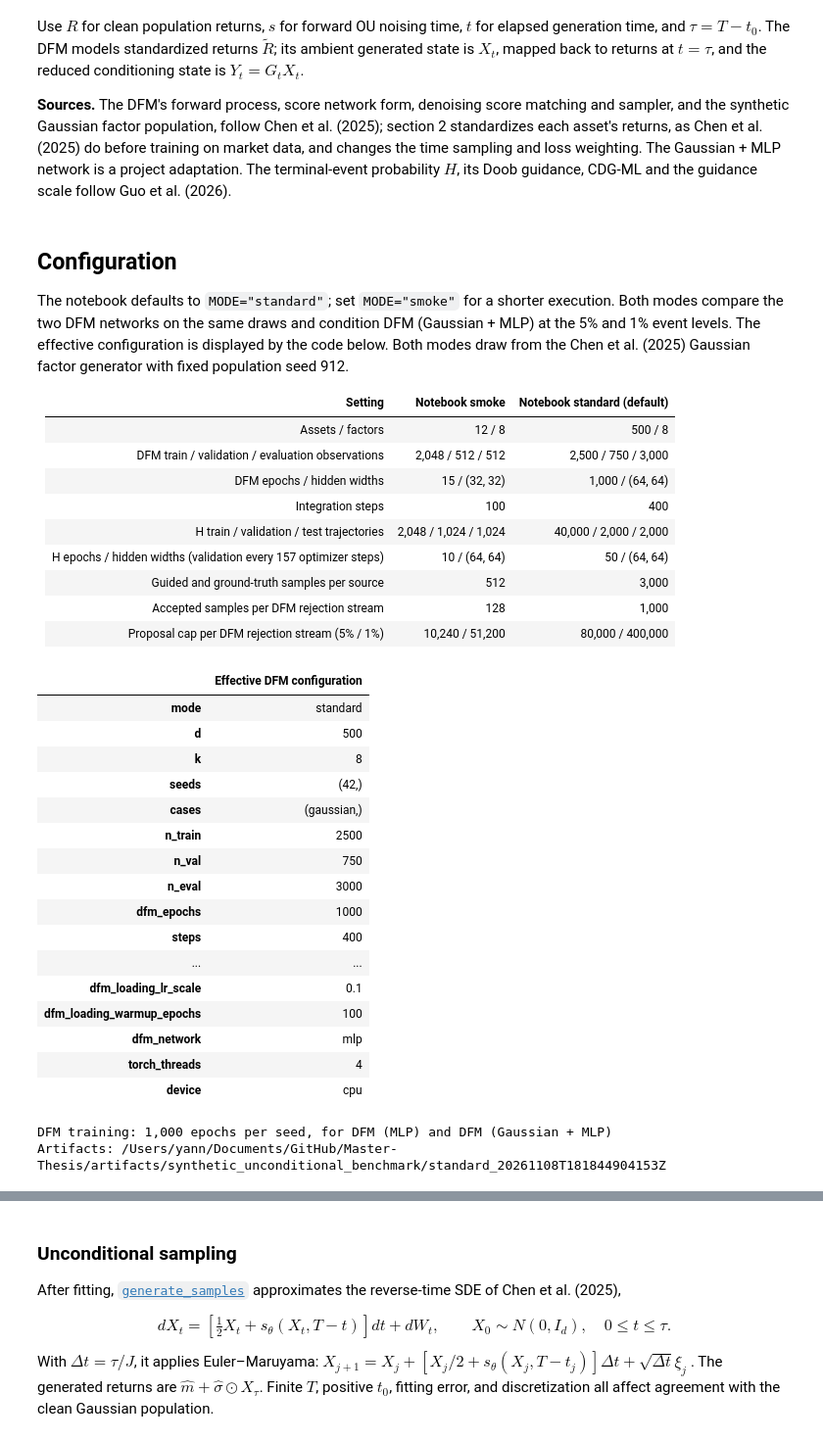
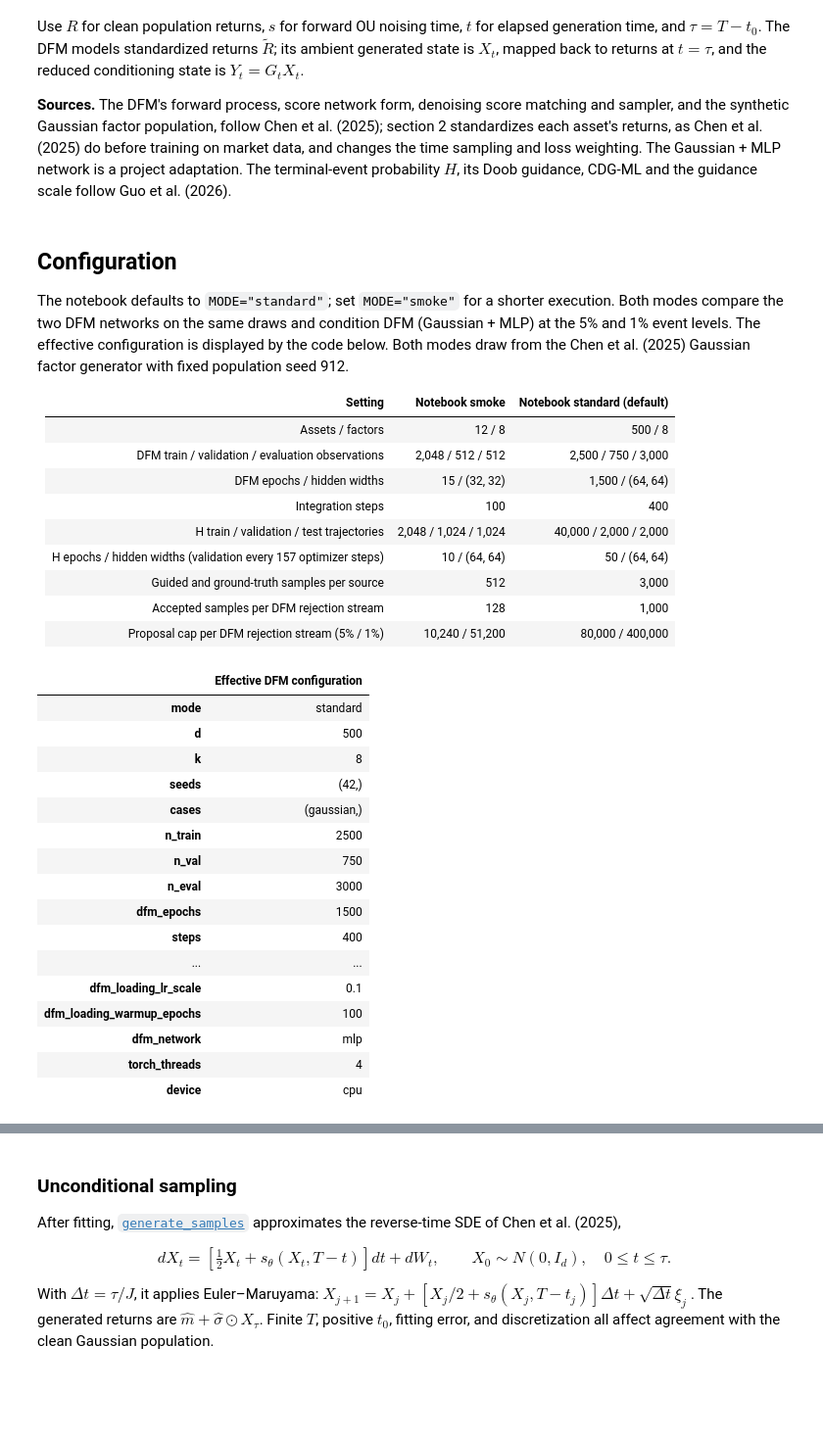
Before and after one commit to yadorno03/Master-Thesis, a Jupyter notebook: synthetic_dfm_conditional_benchmark.ipynb, the cells around one changed output, grey strips where cells are left out. Shown at 98% size. Cells and saved outputs as stored; diff of their text form; code cells hidden in the pictures; blank space fills up the shorter version.

```diff
--- a/synthetic_dfm_conditional_benchmark.ipynb
+++ b/synthetic_dfm_conditional_benchmark.ipynb
@@ -36,7 +36,7 @@ factor generator with fixed population seed 912.
 | --- | ---: | ---: |
 | Assets / factors | 12 / 8 | 500 / 8 |
 | DFM train / validation / evaluation observations | 2,048 / 512 / 512 | 2,500 / 750 / 3,000 |
-| DFM epochs / hidden widths | 15 / (32, 32) | 1,000 / (64, 64) |
+| DFM epochs / hidden widths | 15 / (32, 32) | 1,500 / (64, 64) |
 | Integration steps | 100 | 400 |
 | H train / validation / test trajectories | 2,048 / 1,024 / 1,024 | 40,000 / 2,000 / 2,000 |
 | H epochs / hidden widths (validation every 157 optimizer steps) | 10 / (64, 64) | 50 / (64, 64) |
@@ -76,41 +76,39 @@ CONFIG_OVERRIDES = {
     "k": 8,
     "n_train": 2_048 if MODE == "smoke" else 2_500,
     "n_val": 512 if MODE == "smoke" else 750,
+    "dfm_epochs": 15 if MODE == "smoke" else 1_500,
     # The DFM models each asset's returns standardized by its training mean and standard deviation.
     "dfm_standardization": "per_asset",
     # Selected using observed validation returns; the objective is explained below.
     "dfm_initialization": "pca",
     "dfm_time_sampling": "log_balanced",
     "dfm_loading_lr_scale": 0.1,
     "dfm_loading_warmup_epochs": 100,
     "lr": 1e-3,
     "torch_threads": 4,
     # "seeds": (42,),
-    # "n_eval": 3_000, "dfm_epochs": 1_000, "steps": 400,
+    # "n_eval": 3_000, "steps": 400,
     # "T": 8.0, "t0": 0.005, "width": 64,
     # "batch": 256, "device": "cpu",
 }
 CONFIG = replace(Config.preset(MODE), **CONFIG_OVERRIDES)
 # Both DFMs are trained on the same draws; guidance runs on DFM (Gaussian + MLP).
 DFM_NETWORKS = ("mlp", "gaussian_mlp")
 OUTPUT = ROOT / "artifacts" / "synthetic_unconditional_benchmark" / (
     MODE + "_" + datetime.now(timezone.utc).strftime("%Y%m%dT%H%M%S%fZ")
 )
 display(pd.Series(asdict(CONFIG), name="Effective DFM configuration").to_frame())
-print(f"DFM training: {CONFIG.dfm_epochs:,} epochs per seed, for "
-      + " and ".join(DFM_LABELS[network] for network in DFM_NETWORKS))
-print("Artifacts:", OUTPUT)
 # %% [output]
 |  | Effective DFM configuration |
 | mode | standard |
 | d | 500 |
 | k | 8 |
 | seeds | (42,) |
 | cases | (gaussian,) |
 | n_train | 2500 |
 | n_val | 750 |
 | n_eval | 3000 |
-| dfm_epochs | 1000 |
+| dfm_epochs | 1500 |
 | steps | 400 |
 | ... | ... |
 | dfm_loading_lr_scale | 0.1 |
@@ -118,8 +116,6 @@ print("Artifacts:", OUTPUT)
 | dfm_network | mlp |
 | torch_threads | 4 |
 | device | cpu |
-DFM training: 1,000 epochs per seed, for DFM (MLP) and DFM (Gaussian + MLP)
-Artifacts: /Users/yann/Documents/GitHub/Master-Thesis/artifacts/synthetic_unconditional_benchmark/standard_20261108T181844904153Z
 # %% [markdown]
 ## 1. Construct the synthetic population
 
```
Also changed, not shown: parts of 14 cells of this notebook, 8 other files.
